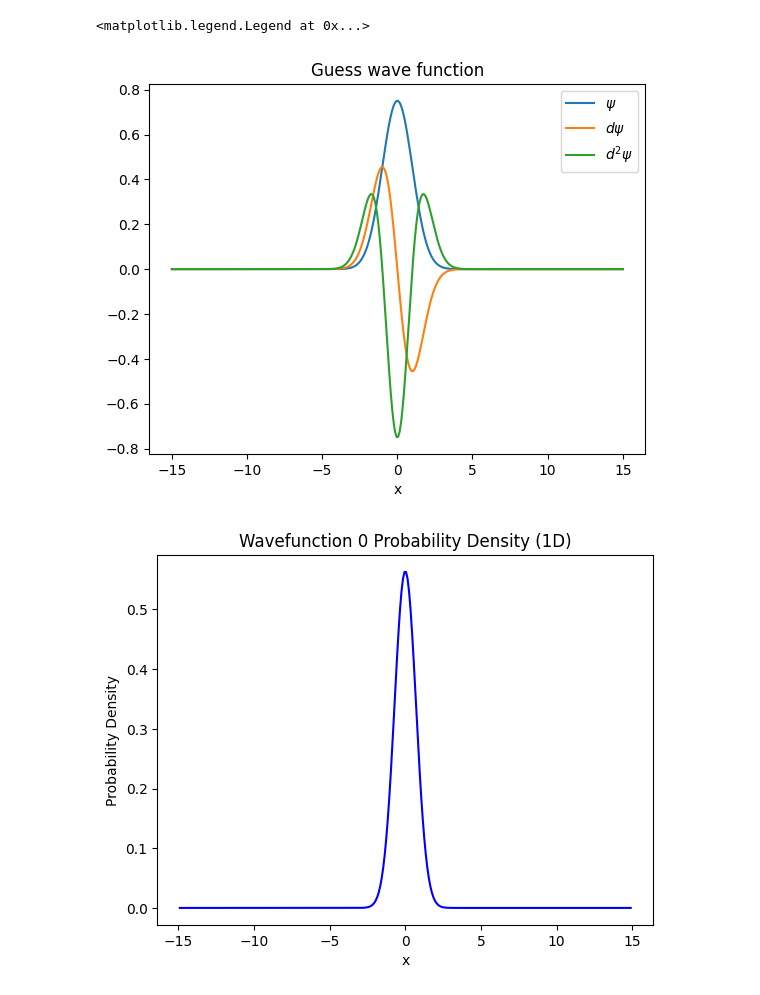
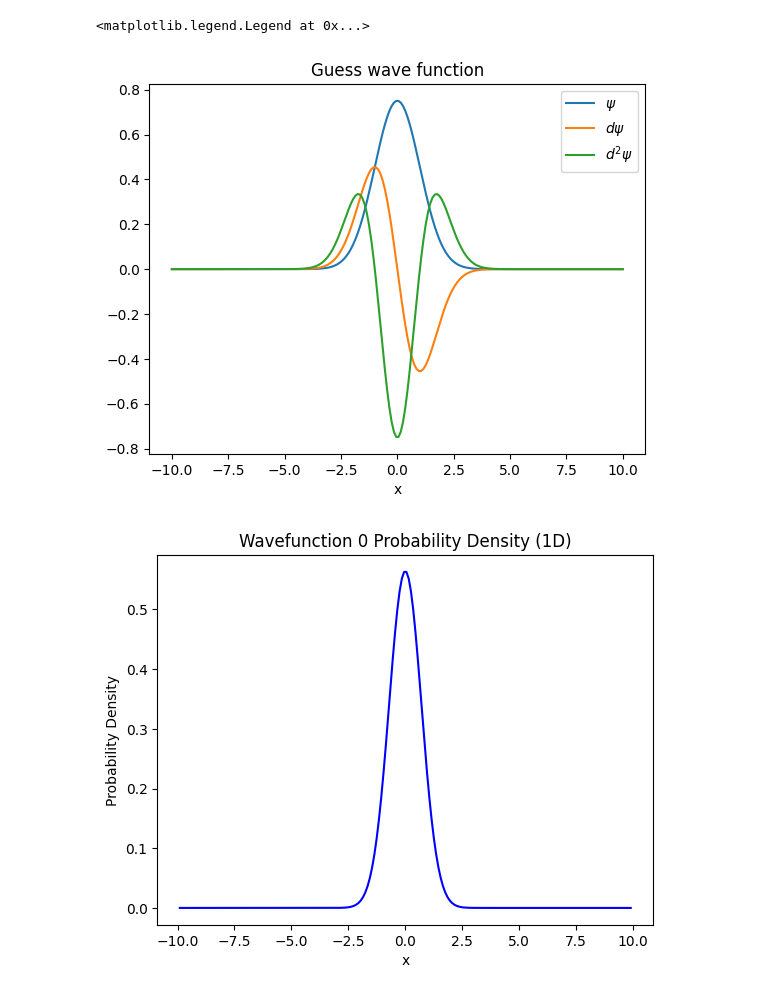
Before and after one commit to OtiDioti/numqt, a Jupyter notebook: Examples/tight_binding/harmonic_oscillator/1D_QHO.ipynb, the cells around one changed output. Drawn from its saved outputs; the diff is of its cells as text; code cells hidden in the pictures.

```diff
--- a/Examples/tight_binding/harmonic_oscillator/1D_QHO.ipynb
+++ b/Examples/tight_binding/harmonic_oscillator/1D_QHO.ipynb
@@ -12,36 +12,36 @@ Lx = 1 # Characteristic length along x
 hbar = 1
 m = 1 # e-mass
 wx = hbar / (m * Lx**2) # x confinement frequency
 
 #-----------------------------------------------------------
 # Simulation parameters
 #-----------------------------------------------------------
-xbounds = (-15*Lx, 15*Lx) #(THIS PARAMETER IS HIGHLY IMPORTANT AND MUST BE CHOSEN CAREFULLY WHEN VARYING N_states: TOO SMALL AND THE WAVEFUNCTION HAS NO TIME TO DECAY, TOO LARGE AND INTEGRATION ACCUMULATES ERROR FROM INTEGRATING REGIONS OF |WAVEFUNCTION| < floating poin precision)
+xbounds = (-10*Lx, 10*Lx) #(THIS PARAMETER IS HIGHLY IMPORTANT AND MUST BE CHOSEN CAREFULLY WHEN VARYING N_states: TOO SMALL AND THE WAVEFUNCTION HAS NO TIME TO DECAY, TOO LARGE AND INTEGRATION ACCUMULATES ERROR FROM INTEGRATING REGIONS OF |WAVEFUNCTION| < floating poin precision)
 dx = 0.1 # spacing
 nx = int(np.abs(xbounds[1] - xbounds[0]) / dx)
 
 #-----------------------------------------------------------
 # Creating grid
 #-----------------------------------------------------------
 mesh_obj = Mesh(dims=1,
                  xbounds=xbounds,
                  nx=nx)
 
 dimx = mesh_obj.Nx
 #-----------------------------------------------------------
 # Guess basis
 #-----------------------------------------------------------
-N_states = 100
+N_states = 35
 psi_fn = lambda n, mesh: ho_state(n, mesh, omega = wx, mass = m, hbar = hbar)
 basis = (psi_fn, N_states)
 for i in range(3):
     plt.plot(mesh_obj.mesh_x, psi_fn(0, mesh_obj.mesh_x)[i], label = [r"$\psi$", r"$d\psi$", r"$d^2\psi$"][i])
 plt.xlabel("x")
 plt.title("Guess wave function")
 plt.legend()
 # %% [output]
 <matplotlib.legend.Legend at 0x...>
-[figure, old version]
+[figure, new version]
 # %%
 #-----------------------------------------------------------
 # Obtaining canonical operators
@@ -60,7 +60,7 @@ energies, wavefunctions = H.solve(k)
 # %%
 H.plot(0)
 # %% [output]
-[figure, old version]
+[figure, new version]
 # %%
 plt.scatter(range(0, k), [hbar * wx *(n + 0.5) for n in range(0, k)], c="r", s = 40, label = "analytics")
 plt.scatter(range(0, k), sorted(energies), c="b", s = 20, label = "numerics")
```
Also changed, not shown: parts of 1 cell of this notebook, 13 other files.
